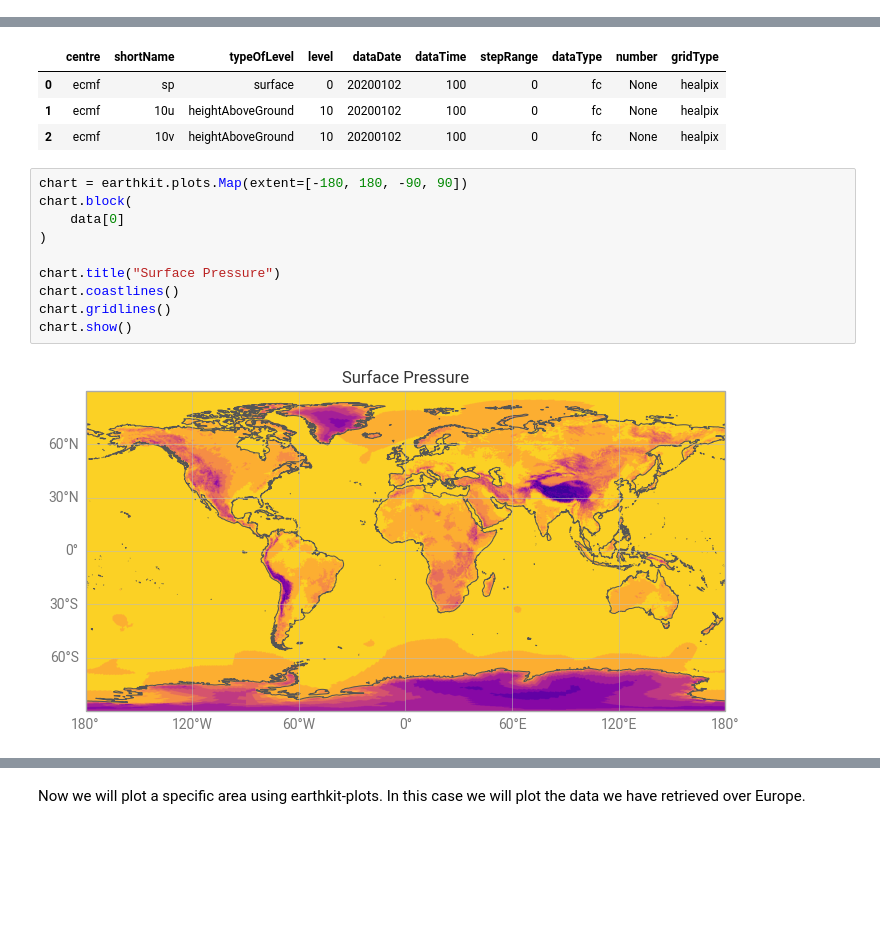
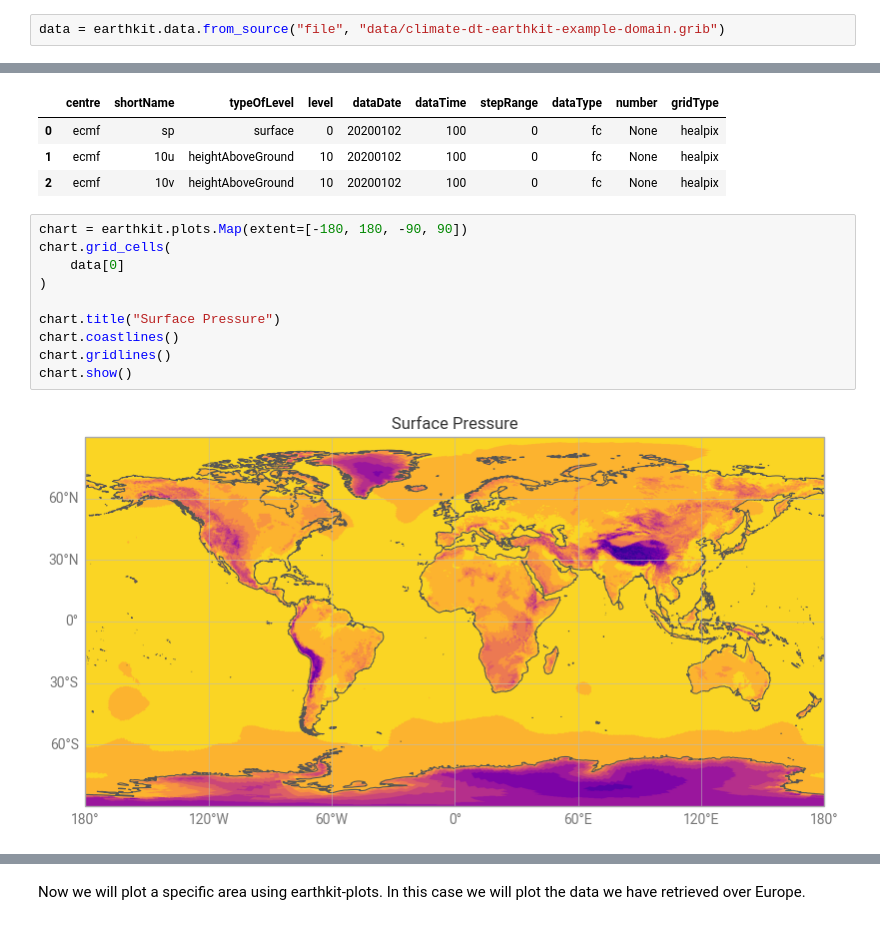
Before and after one commit to destination-earth-digital-twins/polytope-examples, a Jupyter notebook: climate-dt/climate-dt-earthkit-example-domain.ipynb, the cells around one changed output, grey strips where cells are left out. Drawn from its saved outputs; the diff is of its cells as text; blank space fills up the shorter version.

```diff
--- a/climate-dt/climate-dt-earthkit-example-domain.ipynb
+++ b/climate-dt/climate-dt-earthkit-example-domain.ipynb
@@ -76,3 +79,5 @@ data = earthkit.data.from_source("polytope", "destination-earth", request, addre
+# %%
+data = earthkit.data.from_source("file", "data/climate-dt-earthkit-example-domain.grib")
 # %%
 data.ls()
 # %% [output]
@@ -82,16 +87,16 @@ data.ls()
 | 2 | ecmf | 10v | heightAboveGround | 10 | 20200102 | 100 | 0 | fc | None | healpix |
 # %%
 chart = earthkit.plots.Map(extent=[-180, 180, -90, 90])
-chart.block(
+chart.grid_cells(
     data[0]
 )
 
 chart.title("Surface Pressure")
 chart.coastlines()
 chart.gridlines()
 chart.show()
 # %% [output]
-[figure, old version]
+[figure, new version]
 # %%
 # Regrid t=from healpix for conversion to xarray
 data_latlon = earthkit.regrid.interpolate(data, out_grid={"grid": [0.1,0.1]}, method="linear")
```
Also changed, not shown: parts of 7 cells of this notebook.
